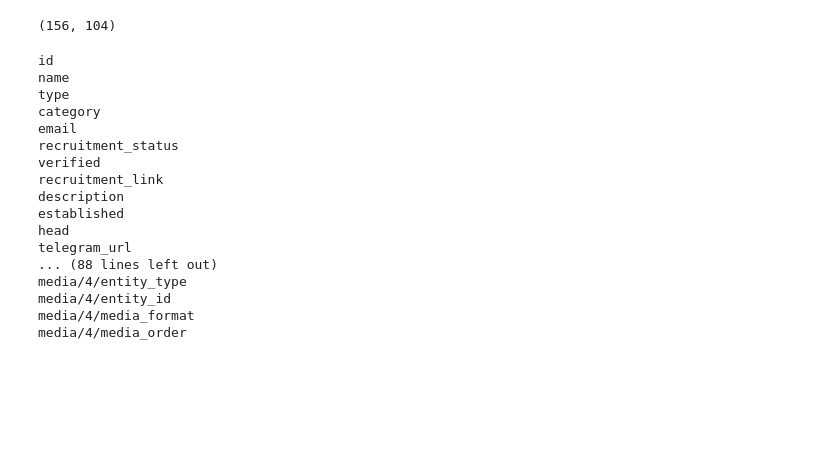
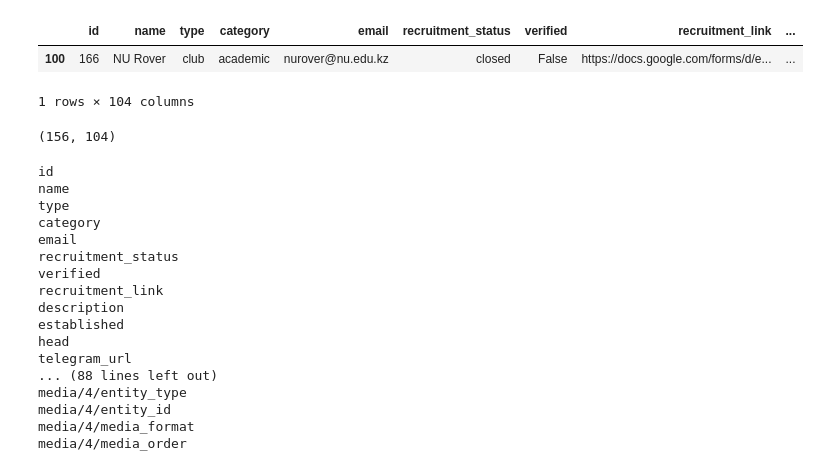
Before and after one commit to alikhrzh/ML-project, a Jupyter notebook: notebooks/data_cleaning.ipynb, the cells around one changed output. Cells and saved outputs as stored; diff of their text form; code cells hidden in the pictures; blank space fills up the shorter version.

```diff
--- a/notebooks/data_cleaning.ipynb
+++ b/notebooks/data_cleaning.ipynb
@@ -4,6 +4,12 @@ import re
 # %%
 #df = pd.read_csv('data/data_updated_discription.csv')
 df = pd.read_csv('../data/data_added_description.csv', sep=";", quotechar='"', engine="python")
+# %%
+df[df['id'] == 166]
+# %% [output]
+|  | id | name | type | category | email | recruitment_status | verified | recruitment_link | ... |
+| 100 | 166 | NU Rover | club | academic | nurover@nu.edu.kz | closed | False | https://docs.google.com/forms/d/e... | ... |
+1 rows × 104 columns
 # %%
 df.shape
 # %% [output]
```
Also changed, not shown: 5 other files.
